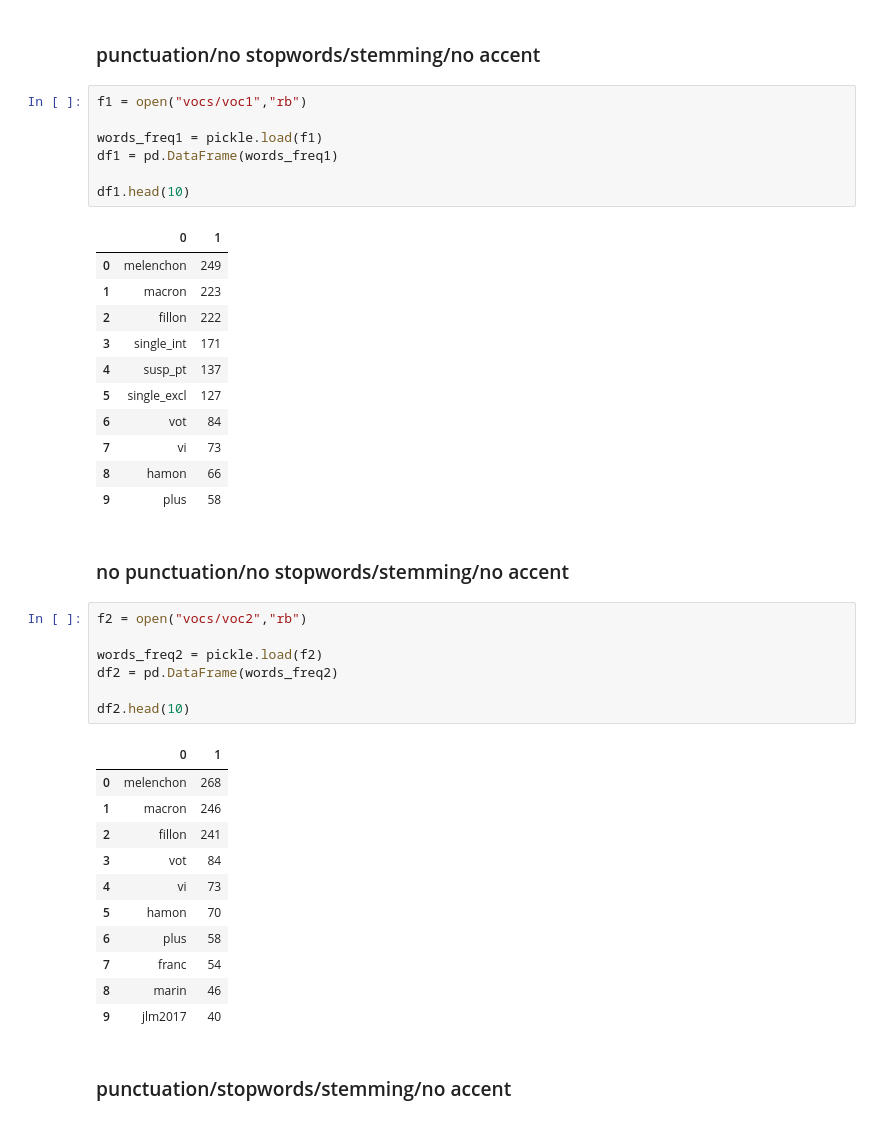
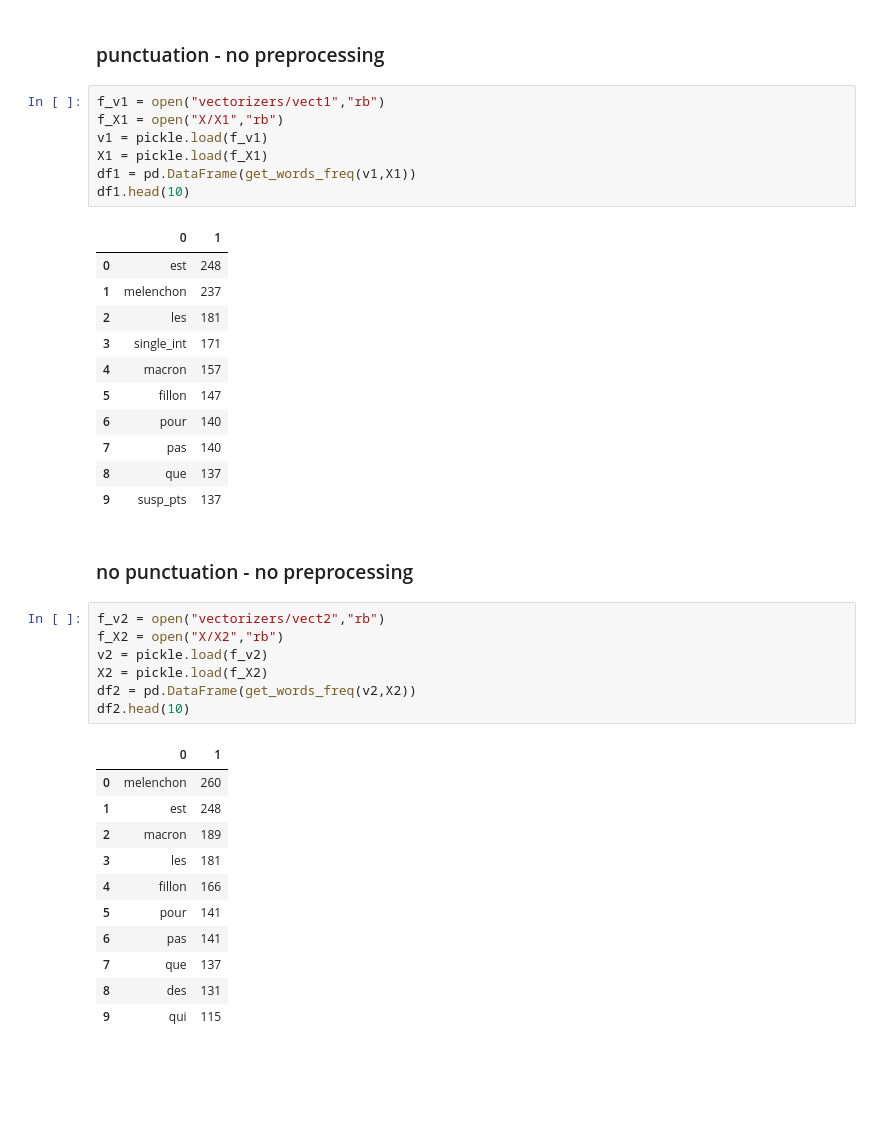
Before and after one commit to laudao/PLDAC_TWITTER, a Jupyter notebook: test_load-voc.ipynb, the cells around one changed output. Drawn from its saved outputs; the diff is of its cells as text; blank space fills up the shorter version.

Commit message:
saved CountVectorizers

```diff
--- a/test_load-voc.ipynb
+++ b/test_load-voc.ipynb
@@ -19,44 +10,42 @@ AttributeError: Can't pickle local object 'build_vectorizer.<locals>.stemmed_wor
 # %% [markdown]
-### punctuation/no stopwords/stemming/no accent
+### punctuation - no preprocessing
 # %%
-f1 = open("vocs/voc1","rb")
-
-words_freq1 = pickle.load(f1)
-df1 = pd.DataFrame(words_freq1)
-
+f_v1 = open("vectorizers/vect1","rb")
+f_X1 = open("X/X1","rb")
+v1 = pickle.load(f_v1)
+X1 = pickle.load(f_X1)
+df1 = pd.DataFrame(get_words_freq(v1,X1))
 df1.head(10)
 # %% [output]
 |  | 0 | 1 |
-| 0 | melenchon | 249 |
-| 1 | macron | 223 |
-| 2 | fillon | 222 |
+| 0 | est | 248 |
+| 1 | melenchon | 237 |
+| 2 | les | 181 |
 | 3 | single_int | 171 |
-| 4 | susp_pt | 137 |
-| 5 | single_excl | 127 |
-| 6 | vot | 84 |
-| 7 | vi | 73 |
-| 8 | hamon | 66 |
-| 9 | plus | 58 |
+| 4 | macron | 157 |
+| 5 | fillon | 147 |
+| 6 | pour | 140 |
+| 7 | pas | 140 |
+| 8 | que | 137 |
+| 9 | susp_pts | 137 |
 # %% [markdown]
-### no punctuation/no stopwords/stemming/no accent
+### no punctuation - no preprocessing
 # %%
-f2 = open("vocs/voc2","rb")
-
-words_freq2 = pickle.load(f2)
-df2 = pd.DataFrame(words_freq2)
-
+f_v2 = open("vectorizers/vect2","rb")
+f_X2 = open("X/X2","rb")
+v2 = pickle.load(f_v2)
+X2 = pickle.load(f_X2)
+df2 = pd.DataFrame(get_words_freq(v2,X2))
 df2.head(10)
 # %% [output]
 |  | 0 | 1 |
-| 0 | melenchon | 268 |
-| 1 | macron | 246 |
-| 2 | fillon | 241 |
-| 3 | vot | 84 |
-| 4 | vi | 73 |
-| 5 | hamon | 70 |
-| 6 | plus | 58 |
-| 7 | franc | 54 |
-| 8 | marin | 46 |
-| 9 | jlm2017 | 40 |
+| 0 | melenchon | 260 |
+| 1 | est | 248 |
+| 2 | macron | 189 |
+| 3 | les | 181 |
+| 4 | fillon | 166 |
+| 5 | pour | 141 |
+| 6 | pas | 141 |
+| 7 | que | 137 |
+| 8 | des | 131 |
+| 9 | qui | 115 |
-# %% [markdown]
-### punctuation/stopwords/stemming/no accent
```
Also changed, not shown: parts of 13 cells of this notebook, 7 other files.
